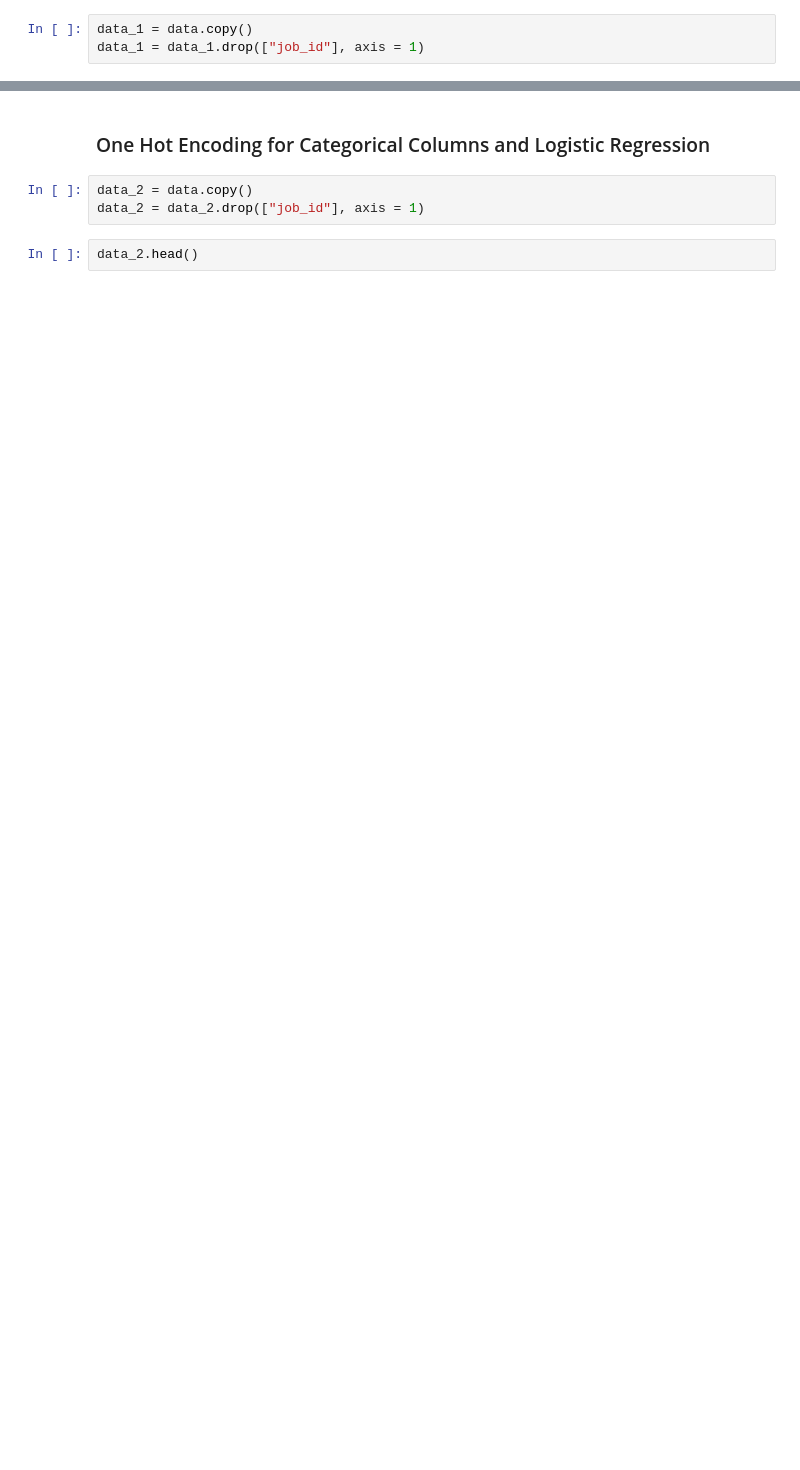
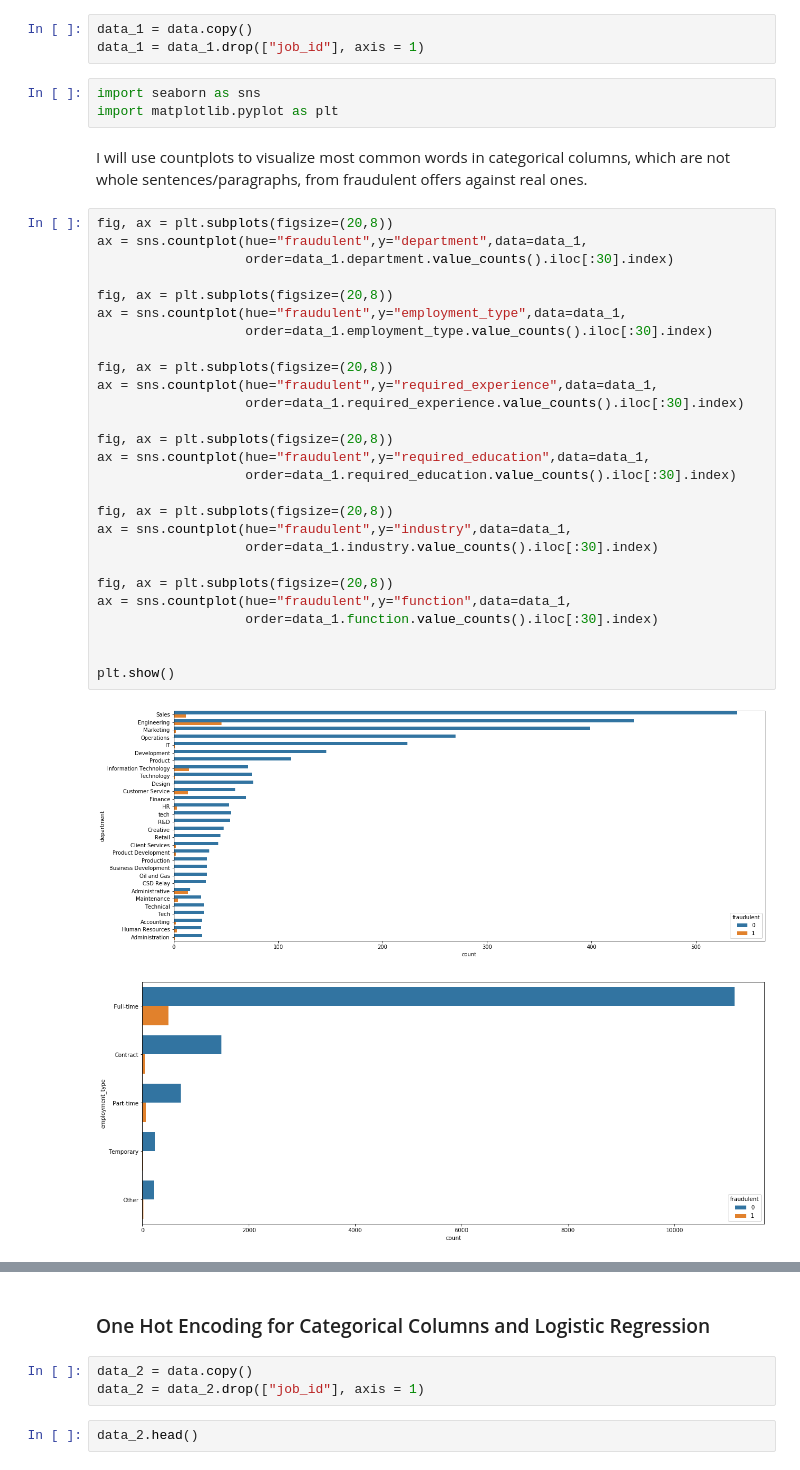
Before and after one commit to mikongame/Module-3-Project-2-ML-Fraud-Detection, a Jupyter notebook: your-code/My part of the project.ipynb, the cells around one changed output, grey strips where cells are left out. Saved outputs shown, nothing was run; the diff lists cells and outputs as text; blank space fills up the shorter version.

```diff
--- a/your-code/My part of the project.ipynb
+++ b/your-code/My part of the project.ipynb
@@ -123,3 +123,38 @@ data.describe()
 # %%
 data_1 = data.copy()
 data_1 = data_1.drop(["job_id"], axis = 1)
+# %%
+import seaborn as sns
+import matplotlib.pyplot as plt
+# %% [markdown]
+I will use countplots to visualize most common words in categorical columns, which are not whole sentences/paragraphs, from fraudulent offers against real ones.
+# %%
+fig, ax = plt.subplots(figsize=(20,8))
+ax = sns.countplot(hue="fraudulent",y="department",data=data_1,
+                   order=data_1.department.value_counts().iloc[:30].index)
+
+fig, ax = plt.subplots(figsize=(20,8))
+ax = sns.countplot(hue="fraudulent",y="employment_type",data=data_1,
+                   order=data_1.employment_type.value_counts().iloc[:30].index)
+
+fig, ax = plt.subplots(figsize=(20,8))
+ax = sns.countplot(hue="fraudulent",y="required_experience",data=data_1,
+                   order=data_1.required_experience.value_counts().iloc[:30].index)
+
+fig, ax = plt.subplots(figsize=(20,8))
+ax = sns.countplot(hue="fraudulent",y="required_education",data=data_1,
+                   order=data_1.required_education.value_counts().iloc[:30].index)
+
+fig, ax = plt.subplots(figsize=(20,8))
+ax = sns.countplot(hue="fraudulent",y="industry",data=data_1,
+                   order=data_1.industry.value_counts().iloc[:30].index)
+
+fig, ax = plt.subplots(figsize=(20,8))
+ax = sns.countplot(hue="fraudulent",y="function",data=data_1,
+                   order=data_1.function.value_counts().iloc[:30].index)
+
+
+plt.show()
+# %% [output]
+[figure, added]
+[figure, added]
```
Also changed, not shown: parts of 19 cells of this notebook.
